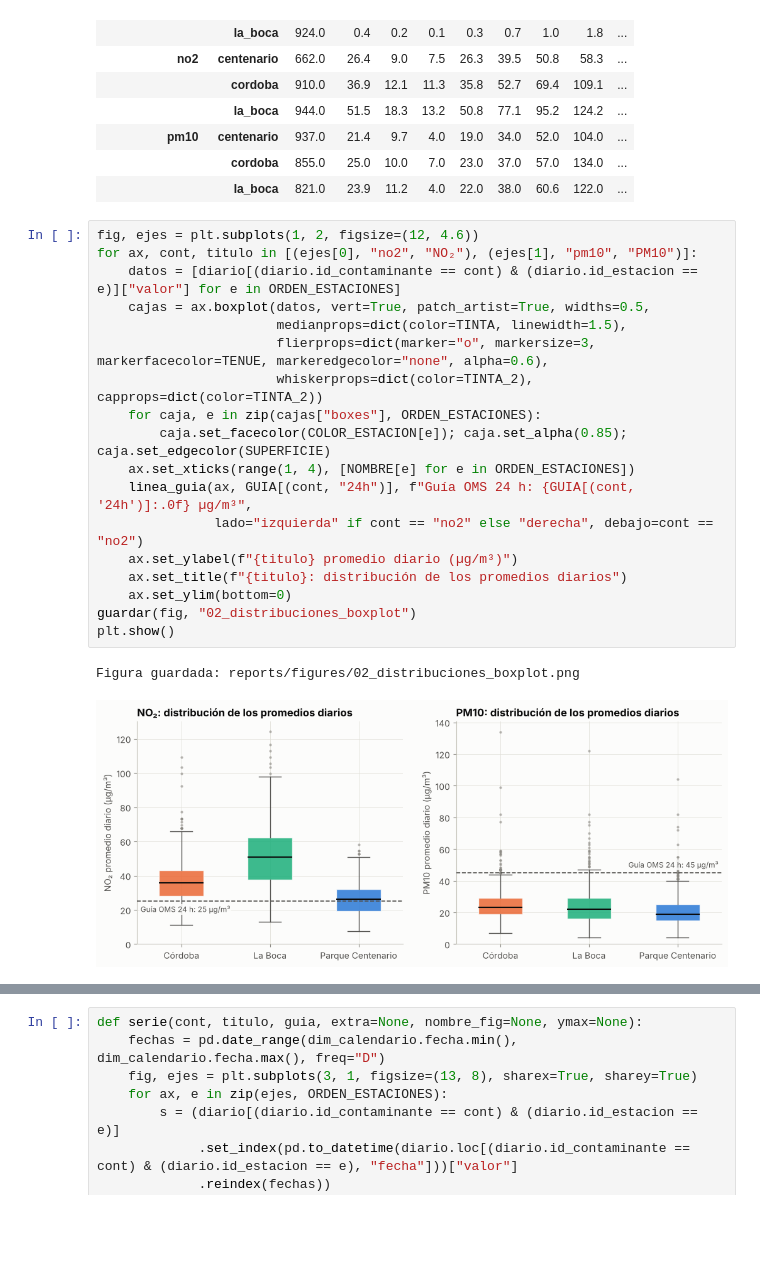
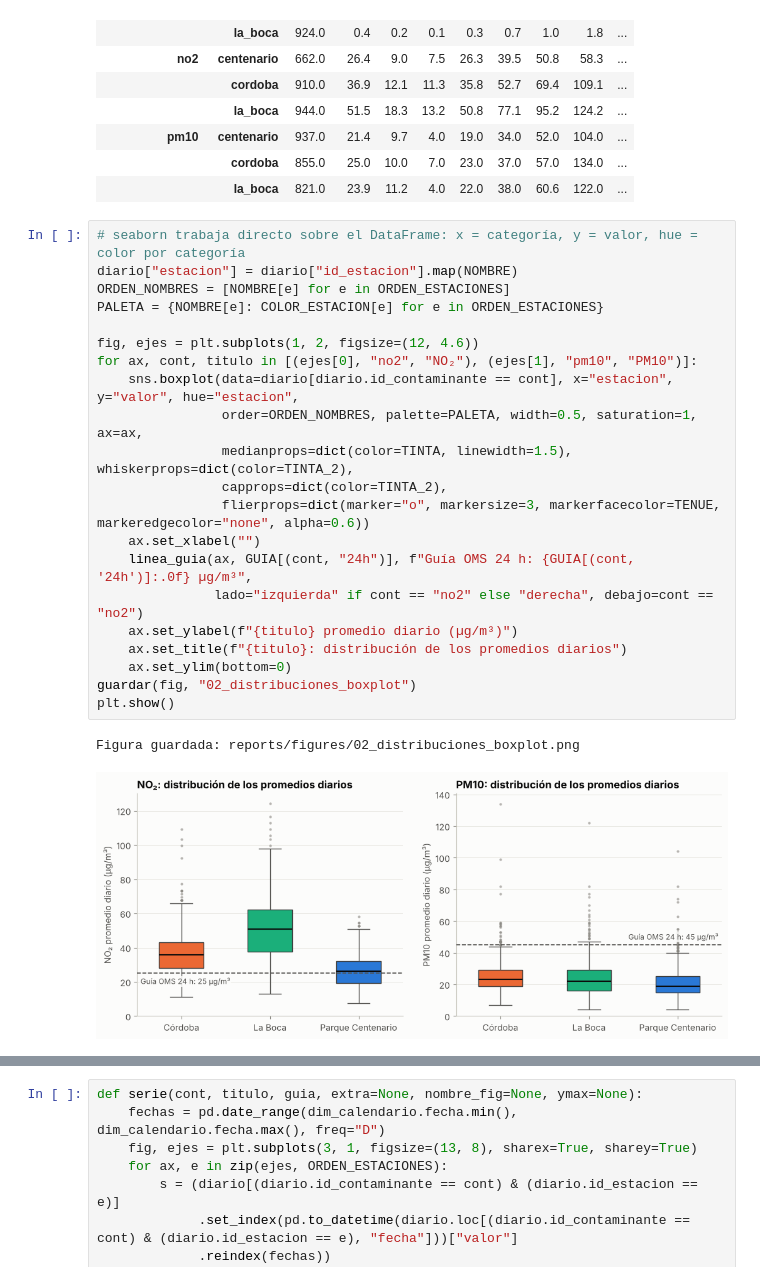
Before and after one commit to ezequielmaranda/nox-ciudad, a Jupyter notebook: notebooks/eda.ipynb, the cells around one changed output, grey strips where cells are left out. Drawn from its saved outputs; the diff is of its cells as text; blank space fills up the shorter version.

```diff
--- a/notebooks/eda.ipynb
+++ b/notebooks/eda.ipynb
@@ -389,26 +442,29 @@ desc
 |  | cordoba | 855.0 | 25.0 | 10.0 | 7.0 | 23.0 | 37.0 | 57.0 | 134.0 | ... |
 |  | la_boca | 821.0 | 23.9 | 11.2 | 4.0 | 22.0 | 38.0 | 60.6 | 122.0 | ... |
 # %%
+# seaborn trabaja directo sobre el DataFrame: x = categoría, y = valor, hue = color por categoría
+diario["estacion"] = diario["id_estacion"].map(NOMBRE)
+ORDEN_NOMBRES = [NOMBRE[e] for e in ORDEN_ESTACIONES]
+PALETA = {NOMBRE[e]: COLOR_ESTACION[e] for e in ORDEN_ESTACIONES}
+
 fig, ejes = plt.subplots(1, 2, figsize=(12, 4.6))
 for ax, cont, titulo in [(ejes[0], "no2", "NO₂"), (ejes[1], "pm10", "PM10")]:
-    datos = [diario[(diario.id_contaminante == cont) & (diario.id_estacion == e)]["valor"] for e in ORDEN_ESTACIONES]
-    cajas = ax.boxplot(datos, vert=True, patch_artist=True, widths=0.5,
-                       medianprops=dict(color=TINTA, linewidth=1.5),
-                       flierprops=dict(marker="o", markersize=3, markerfacecolor=TENUE, markeredgecolor="none", alpha=0.6),
-                       whiskerprops=dict(color=TINTA_2), capprops=dict(color=TINTA_2))
-    for caja, e in zip(cajas["boxes"], ORDEN_ESTACIONES):
-        caja.set_facecolor(COLOR_ESTACION[e]); caja.set_alpha(0.85); caja.set_edgecolor(SUPERFICIE)
-    ax.set_xticks(range(1, 4), [NOMBRE[e] for e in ORDEN_ESTACIONES])
+    sns.boxplot(data=diario[diario.id_contaminante == cont], x="estacion", y="valor", hue="estacion",
+                order=ORDEN_NOMBRES, palette=PALETA, width=0.5, saturation=1, ax=ax,
+                medianprops=dict(color=TINTA, linewidth=1.5), whiskerprops=dict(color=TINTA_2),
+                capprops=dict(color=TINTA_2),
+                flierprops=dict(marker="o", markersize=3, markerfacecolor=TENUE, markeredgecolor="none", alpha=0.6))
+    ax.set_xlabel("")
     linea_guia(ax, GUIA[(cont, "24h")], f"Guía OMS 24 h: {GUIA[(cont, '24h')]:.0f} µg/m³",
                lado="izquierda" if cont == "no2" else "derecha", debajo=cont == "no2")
     ax.set_ylabel(f"{titulo} promedio diario (µg/m³)")
     ax.set_title(f"{titulo}: distribución de los promedios diarios")
     ax.set_ylim(bottom=0)
 guardar(fig, "02_distribuciones_boxplot")
 plt.show()
 # %% [output]
 Figura guardada: reports/figures/02_distribuciones_boxplot.png
-[figure, old version]
+[figure, new version]
 # %%
 no2 = diario[diario.id_contaminante == "no2"]
 fig, ejes = plt.subplots(3, 1, figsize=(10, 7), sharex=True, sharey=True)
```
Also changed, not shown: parts of 22 cells of this notebook, 27 other files.
